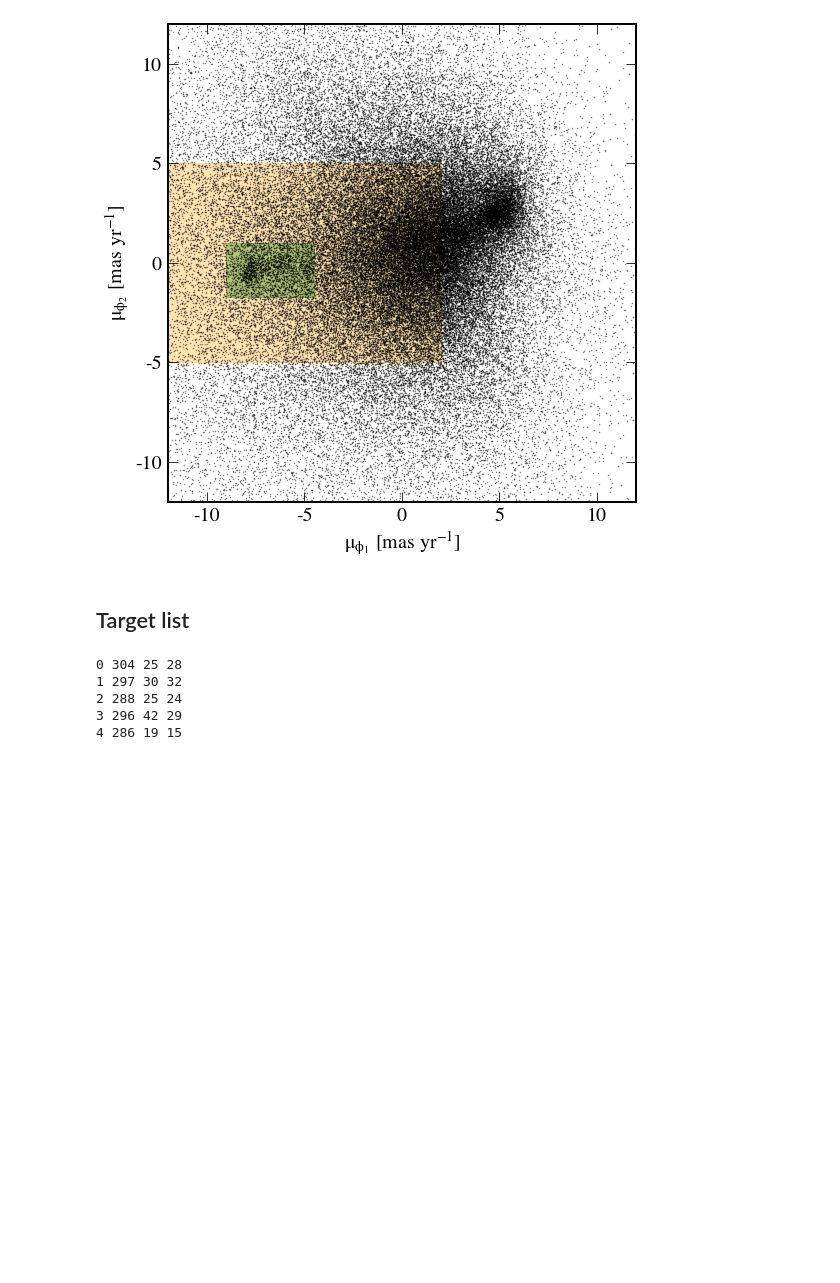
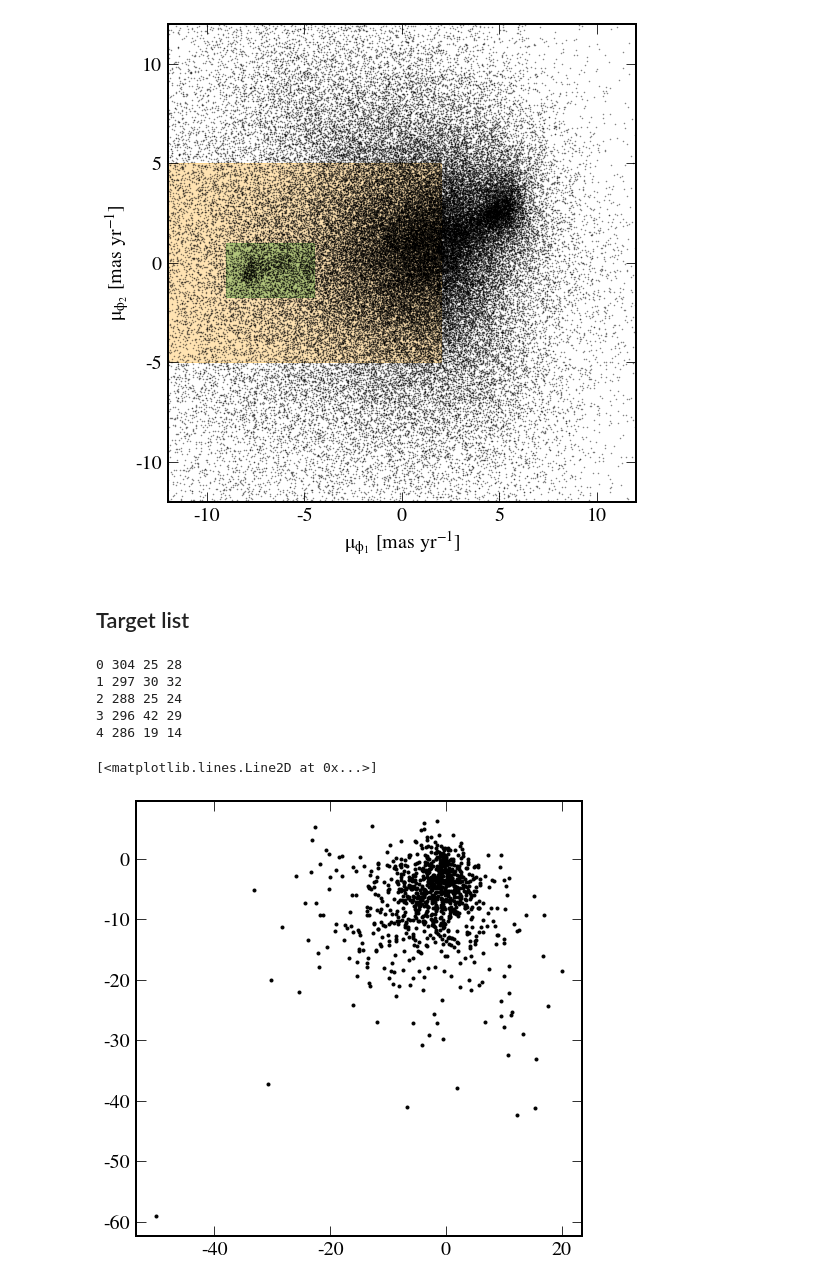
Before and after one commit to adrn/GD1-DR2, a Jupyter notebook: notebooks/GD1_Hectochelle_2018B.ipynb, the cells around one changed output. Saved outputs shown, nothing was run; the diff lists cells and outputs as text; code cells hidden in the pictures; blank space fills up the shorter version.

```diff
--- a/notebooks/GD1_Hectochelle_2018B.ipynb
+++ b/notebooks/GD1_Hectochelle_2018B.ipynb
@@ -248,7 +248,7 @@ plt.tight_layout()
 # check total number of stars per field
 r_fov = 0.5*u.deg
 mag_mask = g.g<20.5*u.mag
-guide = (g.g>10*u.mag) & (g.g<15*u.mag)
+guide = (g.g>13*u.mag) & (g.g<15*u.mag)
 
 for i in range(Nf):
     infield = (gd1_c.phi1.wrap_at(wangle) - targets['phi1'][i])**2 + (gd1_c.phi2 - targets['phi2'][i])**2 < r_fov**2
@@ -259,4 +259,12 @@ for i in range(Nf):
 1 297 30 32
 2 288 25 24
 3 296 42 29
-4 286 19 15
+4 286 19 14
+# %%
+# plt.plot(g.g[infield]-g.i[infield],g.g[infield], 'k.')
+plt.plot(g.pmra[infield],g.pmdec[infield], 'k.')
+# plt.xlim(-1,3)
+# plt.ylim(22,12)
+# %% [output]
+[<matplotlib.lines.Line2D at 0x...>]
+[figure, added]
```
Also changed, not shown: parts of 14 cells of this notebook, 1 other file.
